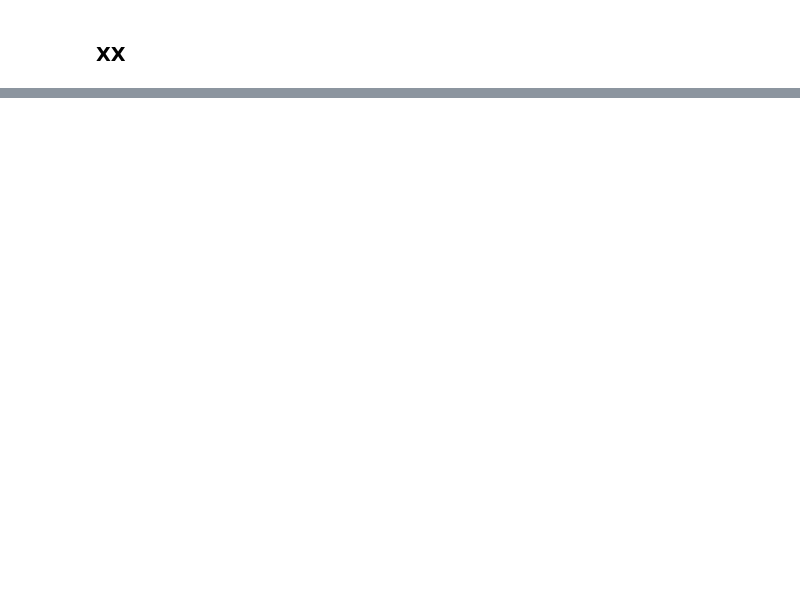
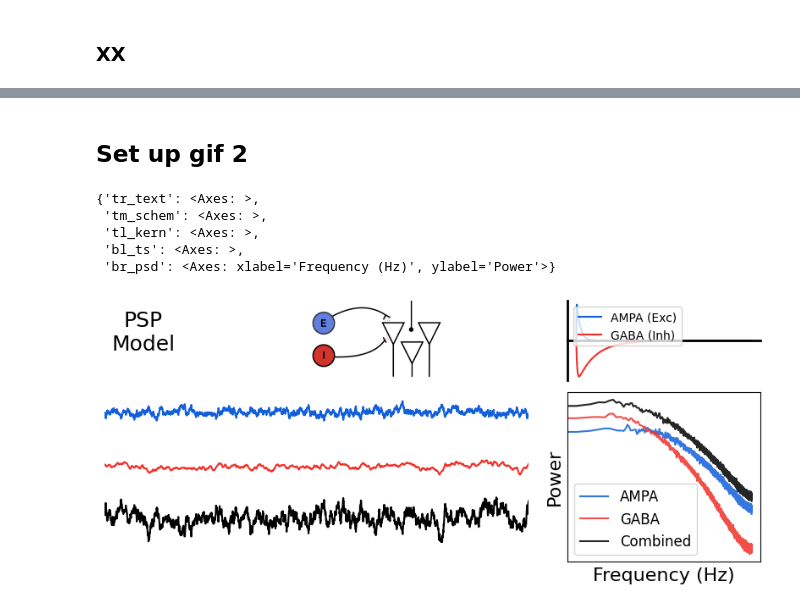
Before and after one commit to fooof-tools/Visualizers, a Jupyter notebook: notebooks/PSPModel.ipynb, the cells around one changed output, grey strips where cells are left out. Drawn from its saved outputs; the diff is of its cells as text; code cells hidden in the pictures; blank space fills up the shorter version.

```diff
--- a/notebooks/PSPModel.ipynb
+++ b/notebooks/PSPModel.ipynb
@@ -377,0 +314,57 @@ plot_power_spectra(freqs_cur, [powers_ampa_cur, powers_gaba_cur, powers_combined
+# %% [markdown]
+## Set up gif 2
+# %%
+ei_img = plt.imread('img/EIsim.png')
+
+def make_axes2(add_top_panels=True, add_bottom_panels=True):
+
+    fig = plt.figure(figsize=(10, 4), constrained_layout=True)
+    gs = fig.add_gridspec(3, 6, hspace=0.15, wspace=0.5)
+
+    axes = {}
+
+    # Top Right - GIF text
+    axes['tr_text'] = fig.add_subplot(gs[0, 0])
+    axes['tr_text'].axis('off')
+    if add_top_panels:
+        axes['tr_text'].text(0.5, 0.6, 'PSP\nModel', fontsize=18, **TEXT_KWARGS)
+
+    axes['tm_schem'] = fig.add_subplot(gs[0, 1:4])
+    axes['tm_schem'].axis('off')
+    if add_top_panels:
+        axes['tm_schem'].imshow(ei_img)
+
+    axes['tl_kern'] = fig.add_subplot(gs[0, 4:])
+    if add_top_panels:
+        plot_kernels(ampa_kernel_norm[0:2000], gaba_kernel_norm[0:2000], ax=axes['tl_kern'])
+    else:
+        axes['tl_kern'].axis('off')
+
+    axes['bl_ts'] = fig.add_subplot(gs[1:, 0:4])
+    axes['bl_ts'].axis('off')
+    axes['br_psd'] = fig.add_subplot(gs[1:, 4:])
+
+    if not add_bottom_panels:
+        axes['br_psd'].axis('off')
+
+    return fig, axes
+# %%
+axes
+# %% [output]
+{'tr_text': <Axes: >,
+ 'tm_schem': <Axes: >,
+ 'tl_kern': <Axes: >,
+ 'bl_ts': <Axes: >,
+ 'br_psd': <Axes: xlabel='Frequency (Hz)', ylabel='Power'>}
+# %%
+fig, axes = make_axes2()
+plot_multi_time_series(None, [combined_sig, gaba_current, ampa_current],
+                       xlim=[0, 5000], xlabel=None, ylabel=None, xticks=[],
+                       colors=[COLORS['comb'], COLORS['gaba'], COLORS['ampa']], ax=axes['bl_ts'])
+
+plot_power_spectra(freqs_cur, [powers_ampa_cur, powers_gaba_cur, powers_combined_cur],
+                   colors=[COLORS['ampa'], COLORS['gaba'], COLORS['comb']],
+                   alpha=0.85, ylabel='Power', xticks=[], yticks=[],
+                   labels=['AMPA', 'GABA', 'Combined'], ax=axes['br_psd'])
+# %% [output]
+[figure, added]
```
Also changed, not shown: parts of 24 cells of this notebook.
